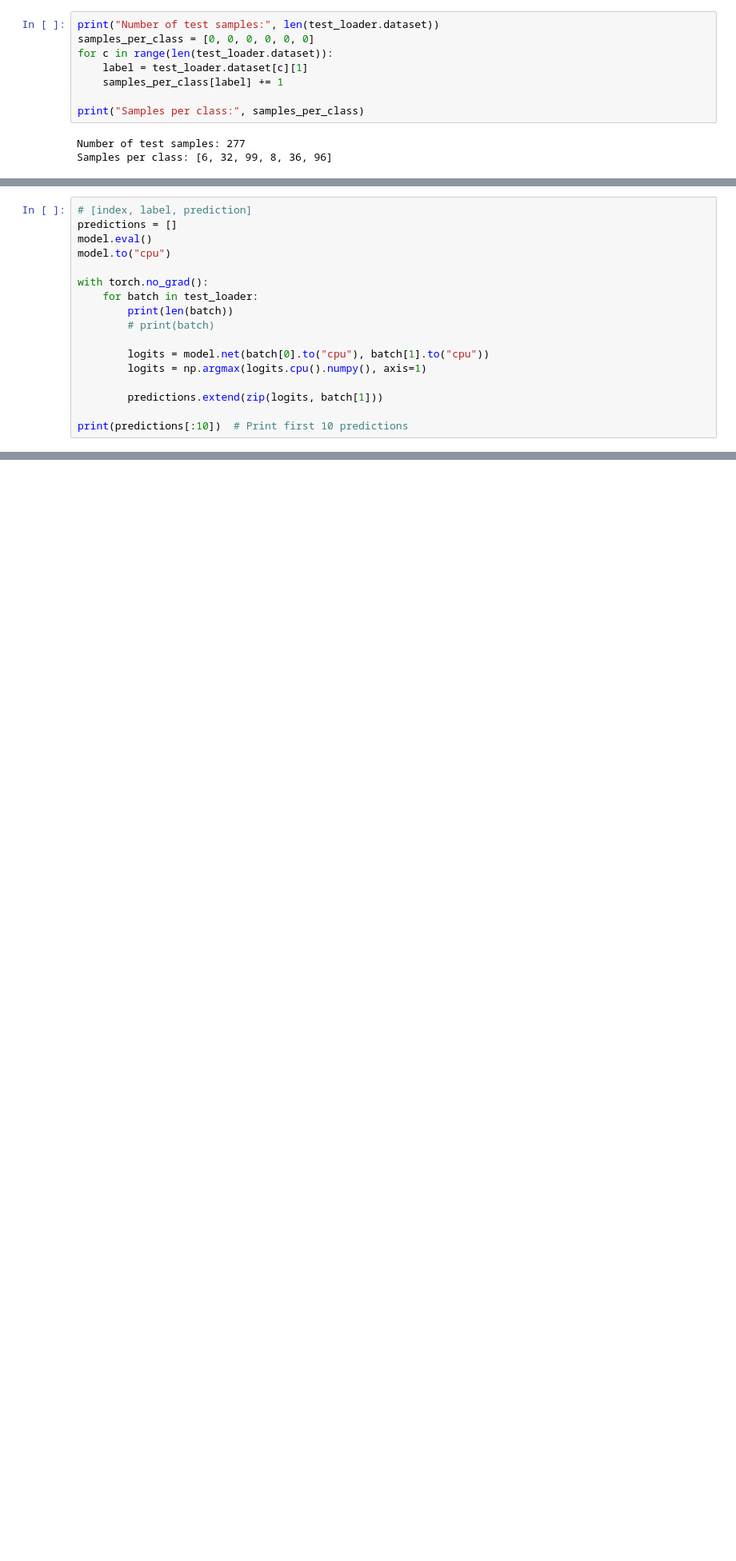
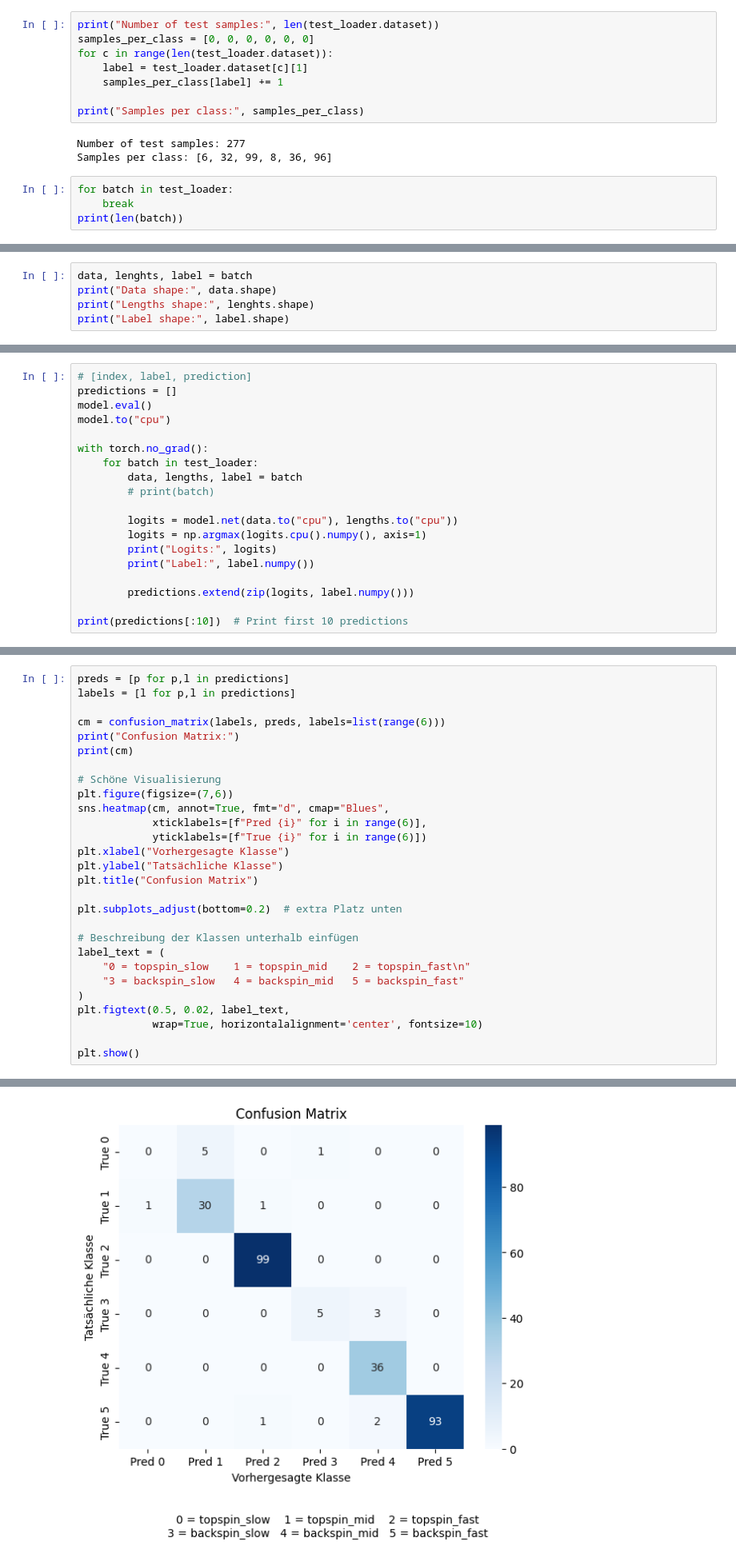
Before and after one commit to leviN1998/Master_Thesis, a Jupyter notebook: notebooks/5.0-lk-confusion-matrix.ipynb, the cells around one changed output, grey strips where cells are left out. Shown at 80% size. Drawn from its saved outputs; the diff is of its cells as text; blank space fills up the shorter version.

Commit message:
added confusion matrix

```diff
--- a/notebooks/5.0-lk-confusion-matrix.ipynb
+++ b/notebooks/5.0-lk-confusion-matrix.ipynb
@@ -60,3 +62,7 @@ print("Samples per class:", samples_per_class)
 # %% [output]
 Number of test samples: 277
 Samples per class: [6, 32, 99, 8, 36, 96]
+# %%
+for batch in test_loader:
+    break
+print(len(batch))
@@ -62,0 +71,5 @@ Samples per class: [6, 32, 99, 8, 36, 96]
+# %%
+data, lenghts, label = batch
+print("Data shape:", data.shape)
+print("Lengths shape:", lenghts.shape)
+print("Label shape:", label.shape)
@@ -68,13 +87,15 @@ model.to("cpu")
 
 with torch.no_grad():
     for batch in test_loader:
-        print(len(batch))
+        data, lengths, label = batch
         # print(batch)
 
-        logits = model.net(batch[0].to("cpu"), batch[1].to("cpu"))
+        logits = model.net(data.to("cpu"), lengths.to("cpu"))
         logits = np.argmax(logits.cpu().numpy(), axis=1)
+        print("Logits:", logits)
+        print("Label:", label.numpy())
 
-        predictions.extend(zip(logits, batch[1]))
+        predictions.extend(zip(logits, label.numpy()))
 
 print(predictions[:10])  # Print first 10 predictions
 # %% [output]
@@ -83,0 +125,29 @@ KeyboardInterrupt:
+# %%
+preds = [p for p,l in predictions]
+labels = [l for p,l in predictions]
+
+cm = confusion_matrix(labels, preds, labels=list(range(6)))
+print("Confusion Matrix:")
+print(cm)
+
+# Schöne Visualisierung
+plt.figure(figsize=(7,6))
+sns.heatmap(cm, annot=True, fmt="d", cmap="Blues",
+            xticklabels=[f"Pred {i}" for i in range(6)],
+            yticklabels=[f"True {i}" for i in range(6)])
+plt.xlabel("Vorhergesagte Klasse")
+plt.ylabel("Tatsächliche Klasse")
+plt.title("Confusion Matrix")
+
+plt.subplots_adjust(bottom=0.2)  # extra Platz unten
+
+# Beschreibung der Klassen unterhalb einfügen
+label_text = (
+    "0 = topspin_slow    1 = topspin_mid    2 = topspin_fast\n"
+    "3 = backspin_slow   4 = backspin_mid   5 = backspin_fast"
+)
+plt.figtext(0.5, 0.02, label_text,
+            wrap=True, horizontalalignment='center', fontsize=10)
+
+plt.show()
+# %% [output]
@@ -83,0 +161 @@ KeyboardInterrupt:
+[figure, added]
```
Also changed, not shown: parts of 9 cells of this notebook, 2 other files.
